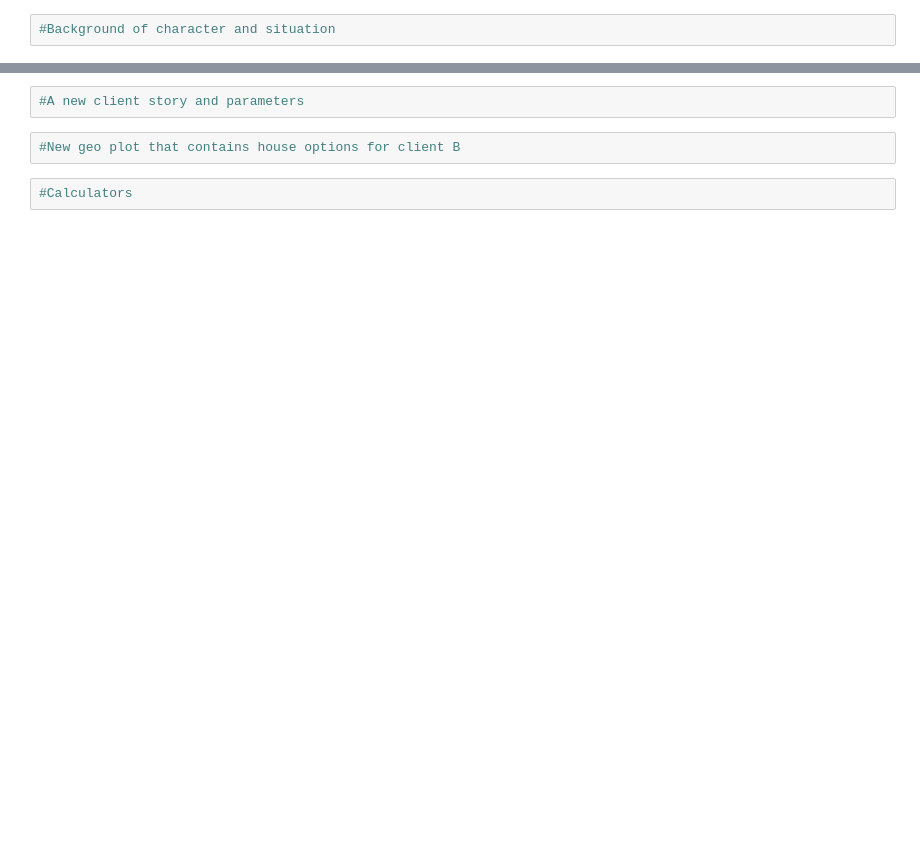
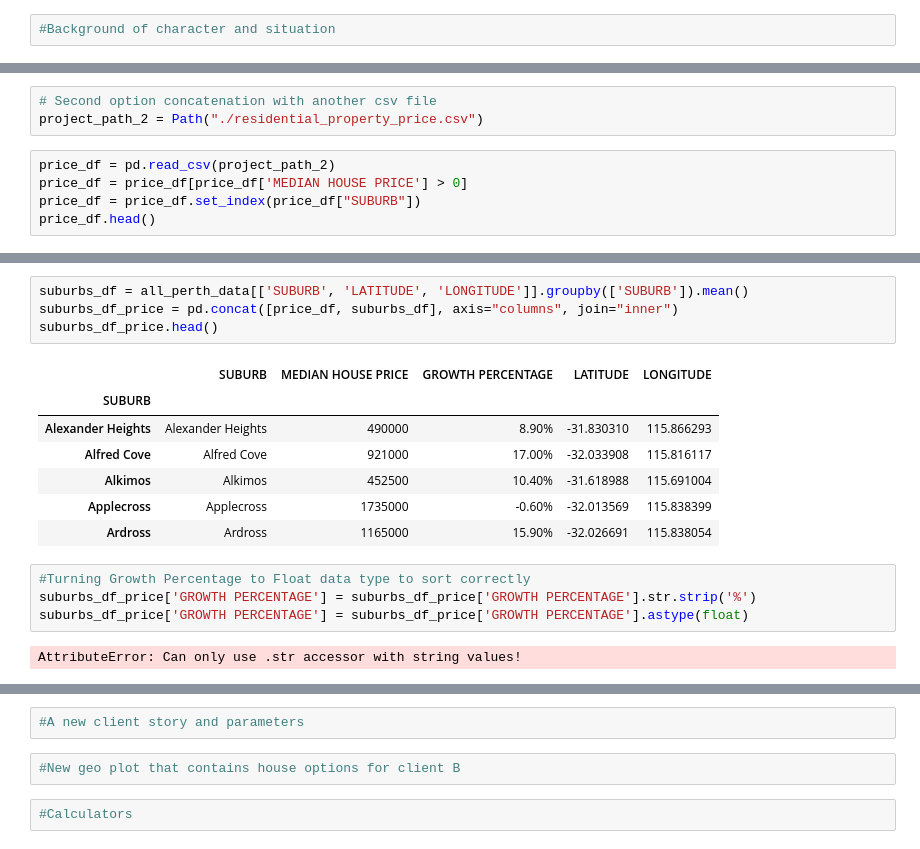
Before and after one commit to Swerdna14/Project-1-Group-1, a Jupyter notebook: project_masterfile.ipynb, the cells around one changed output, grey strips where cells are left out. Saved outputs shown, nothing was run; the diff lists cells and outputs as text; blank space fills up the shorter version.

```diff
--- a/project_masterfile.ipynb
+++ b/project_masterfile.ipynb
@@ -6,0 +60,8 @@
+# %%
+# Second option concatenation with another csv file
+project_path_2 = Path("./residential_property_price.csv")
+# %%
+price_df = pd.read_csv(project_path_2)
+price_df = price_df[price_df['MEDIAN HOUSE PRICE'] > 0]
+price_df = price_df.set_index(price_df["SUBURB"])
+price_df.head()
@@ -7,2 +76,20 @@
+# %%
+suburbs_df = all_perth_data[['SUBURB', 'LATITUDE', 'LONGITUDE']].groupby(['SUBURB']).mean()
+suburbs_df_price = pd.concat([price_df, suburbs_df], axis="columns", join="inner")
+suburbs_df_price.head()
+# %% [output]
+|  | SUBURB | MEDIAN HOUSE PRICE | GROWTH PERCENTAGE | LATITUDE | LONGITUDE |
+| SUBURB |  |  |  |  |  |
+| Alexander Heights | Alexander Heights | 490000 | 8.90% | -31.830310 | 115.866293 |
+| Alfred Cove | Alfred Cove | 921000 | 17.00% | -32.033908 | 115.816117 |
+| Alkimos | Alkimos | 452500 | 10.40% | -31.618988 | 115.691004 |
+| Applecross | Applecross | 1735000 | -0.60% | -32.013569 | 115.838399 |
+| Ardross | Ardross | 1165000 | 15.90% | -32.026691 | 115.838054 |
+# %%
+#Turning Growth Percentage to Float data type to sort correctly
+suburbs_df_price['GROWTH PERCENTAGE'] = suburbs_df_price['GROWTH PERCENTAGE'].str.strip('%')
+suburbs_df_price['GROWTH PERCENTAGE'] = suburbs_df_price['GROWTH PERCENTAGE'].astype(float)
+# %% [output]
+AttributeError: Can only use .str accessor with string values!
 # %%
 #Full Geo map grouped by suburbs
```
Also changed, not shown: parts of 18 cells of this notebook.
